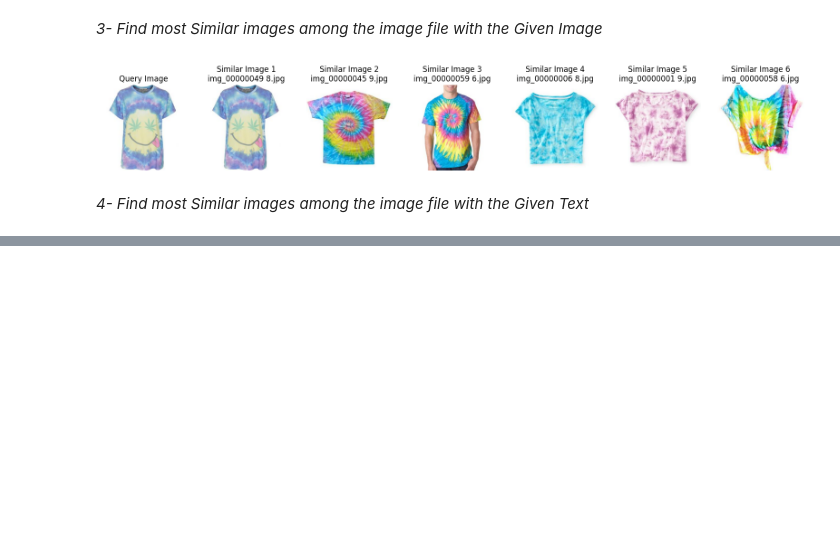
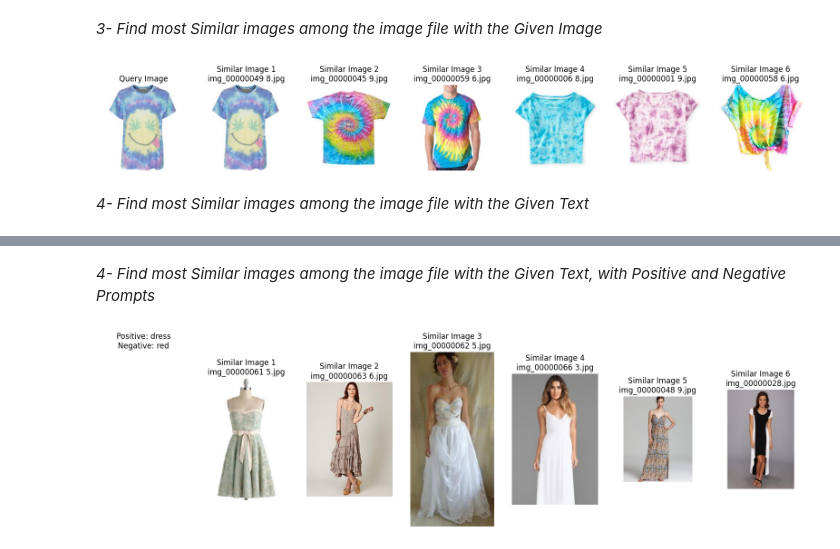
Before and after one commit to busraoguzoglu/Image-Similarity-Search, a Jupyter notebook: clip_find_similars.ipynb, the cells around one changed output, grey strips where cells are left out. Saved outputs shown, nothing was run; the diff lists cells and outputs as text; code cells hidden in the pictures; blank space fills up the shorter version.

```diff
--- a/clip_find_similars.ipynb
+++ b/clip_find_similars.ipynb
@@ -138,0 +137,42 @@ find_most_similar_images(query_text, model, preprocess, embeddings, images, file
+# %% [markdown]
+*4- Find most Similar images among the image file with the Given Text, with Positive and Negative Prompts*
+# %%
+# Function to find the most similar images with positive and negative conditions
+def find_most_similar_images(query_text, negative_text, model, embeddings, images, file_names, top_k=6):
+    # Text preprocess
+    text_inputs_positive = clip.tokenize([query_text]).to(device)
+    text_inputs_negative = clip.tokenize([negative_text]).to(device)
+
+    with torch.no_grad():
+        query_embedding_positive = model.encode_text(text_inputs_positive).cpu().numpy()
+        query_embedding_negative = model.encode_text(text_inputs_negative).cpu().numpy()
+
+    # Combine positive and negative embeddings
+    query_embedding = query_embedding_positive - query_embedding_negative
+
+    similarities = cosine_similarity(query_embedding, embeddings).flatten()
+    top_k_indices = similarities.argsort()[-top_k:][::-1]
+
+    # Display the most similar images
+    fig, axes = plt.subplots(1, top_k + 1, figsize=(20, 5))
+
+    # Display query texts
+    axes[0].set_title(f"Positive: {query_text}\nNegative: {negative_text}")
+    axes[0].axis("off")
+
+    for i, idx in enumerate(top_k_indices):
+        similar_img = images[idx]
+        axes[i + 1].imshow(similar_img)
+        axes[i + 1].set_title(f"Similar Image {i+1}\n{file_names[idx]}")
+        axes[i + 1].axis("off")
+
+    plt.show()
+
+# Example query text and negative text
+query_text = 'dress'
+negative_text = 'red'
+
+# Find and display the most similar images
+find_most_similar_images(query_text, negative_text, model, embeddings, images, file_names)
+# %% [output]
+[figure, added]
```
Also changed, not shown: parts of 1 cell of this notebook.
